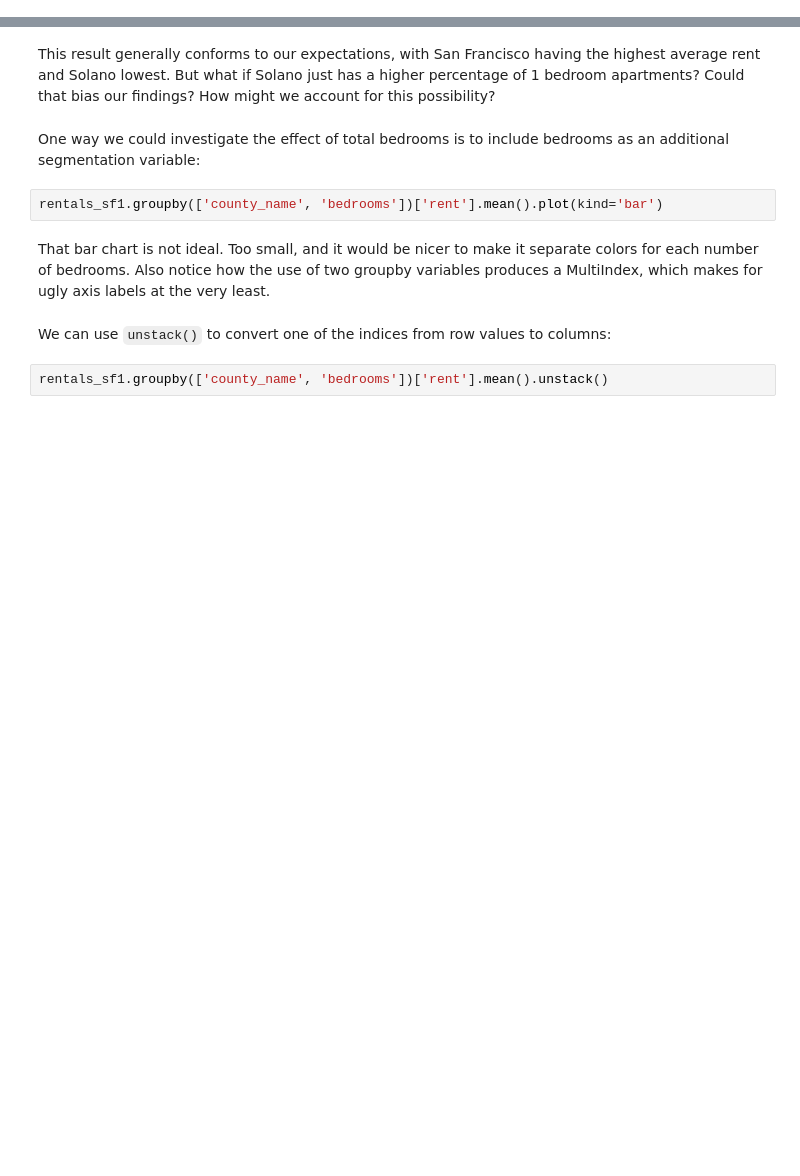
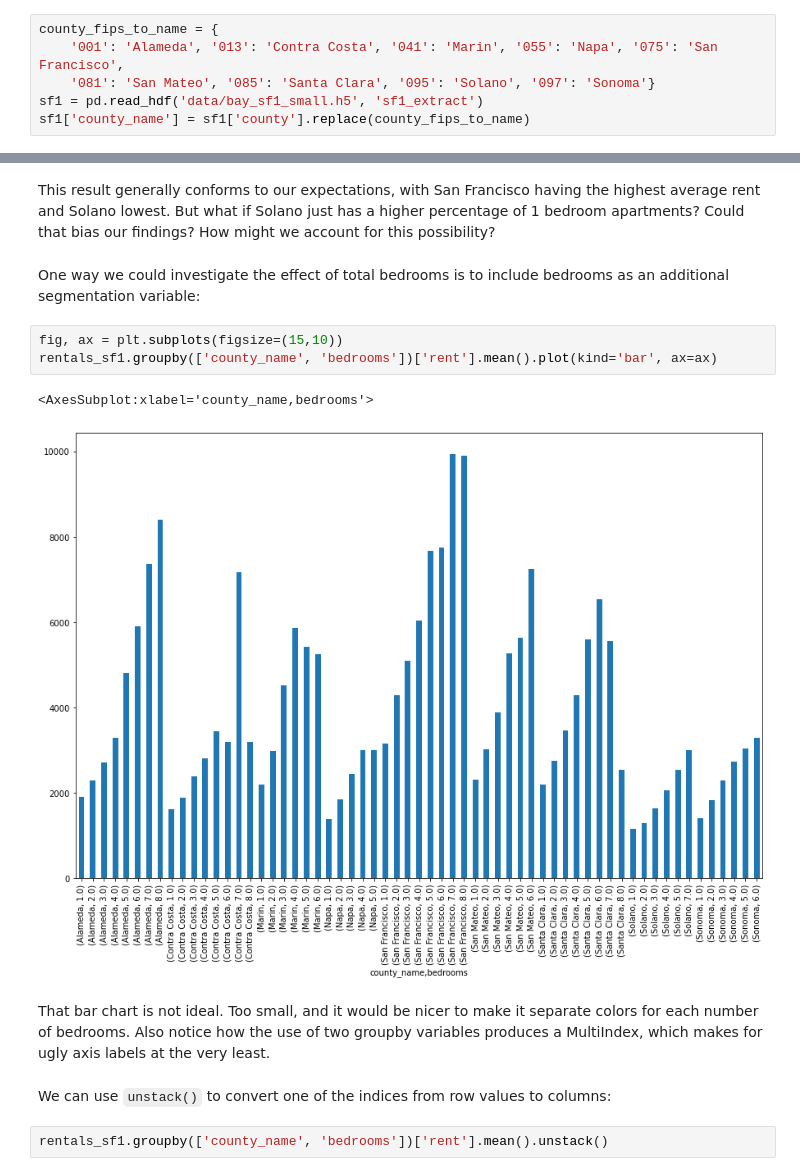
Before and after one commit to mxndrwgrdnr/UCB_CYPLAN255_2024, a Jupyter notebook: notebooks/lecture_09_data_analysis.ipynb, the cells around one changed output, grey strips where cells are left out. Cells and saved outputs as stored; diff of their text form; blank space fills up the shorter version.

```diff
--- a/notebooks/lecture_09_data_analysis.ipynb
+++ b/notebooks/lecture_09_data_analysis.ipynb
@@ -483,5 +628,11 @@ rentals.head()
 # %% [markdown]
 And merge it with the census data using the FIPS block codes, which are named differently in the two DataFrames.
+# %%
+county_fips_to_name = {
+    '001': 'Alameda', '013': 'Contra Costa', '041': 'Marin', '055': 'Napa', '075': 'San Francisco',
+    '081': 'San Mateo', '085': 'Santa Clara', '095': 'Solano', '097': 'Sonoma'}
+sf1 = pd.read_hdf('data/bay_sf1_small.h5', 'sf1_extract')
+sf1['county_name'] = sf1['county'].replace(county_fips_to_name)
 # %%
 rentals_sf1 = pd.merge(rentals, sf1, left_on='fips_block', right_on='blockfips')
 rentals_sf1.head()
@@ -498,7 +660,11 @@ This result generally conforms to our expectations, with San Francisco having th
 # %% [markdown]
 One way we could investigate the effect of total bedrooms is to include bedrooms as an additional segmentation variable:
 # %%
-rentals_sf1.groupby(['county_name', 'bedrooms'])['rent'].mean().plot(kind='bar')
+fig, ax = plt.subplots(figsize=(15,10))
+rentals_sf1.groupby(['county_name', 'bedrooms'])['rent'].mean().plot(kind='bar', ax=ax)
+# %% [output]
+<AxesSubplot:xlabel='county_name,bedrooms'>
+[figure, added]
 # %% [markdown]
 That bar chart is not ideal. Too small, and it would be nicer to make it separate colors for each number of bedrooms.  Also notice how the use of two groupby variables produces a MultiIndex, which makes for ugly axis labels at the very least.
 # %% [markdown]
```
Also changed, not shown: parts of 47 cells of this notebook, 24 other files.
